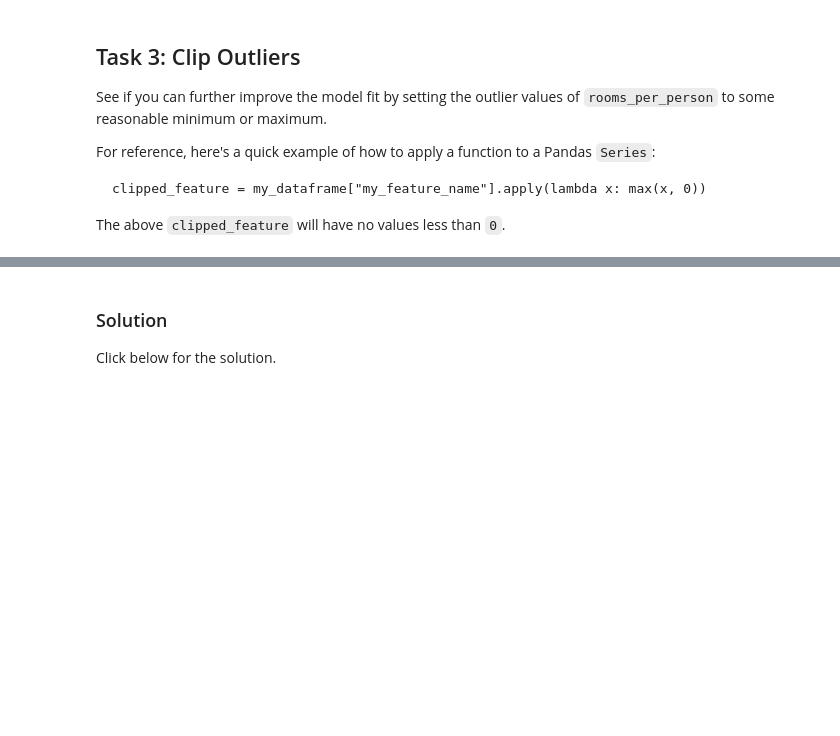
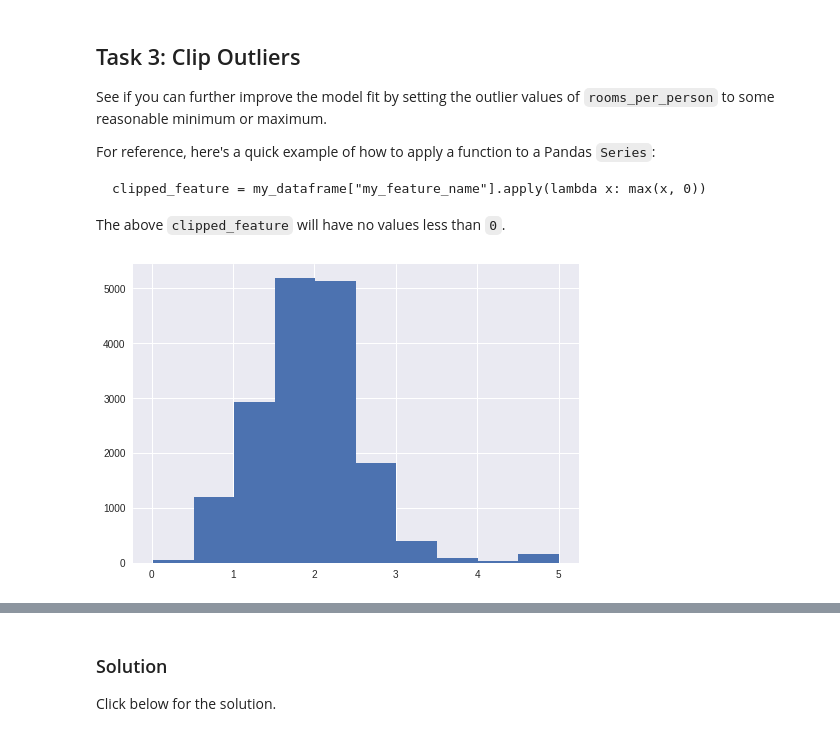
Before and after one commit to ArnabG99/Assignment-5, a Jupyter notebook: synthetic_features_and_outliers.ipynb, the cells around one changed output, grey strips where cells are left out. Cells and saved outputs as stored; diff of their text form; code cells hidden in the pictures; blank space fills up the shorter version.

```diff
--- a/synthetic_features_and_outliers.ipynb
+++ b/synthetic_features_and_outliers.ipynb
@@ -263,0 +337,8 @@ The above `clipped_feature` will have no values less than `0`.
+# %%
+# YOUR CODE HERE
+california_housing_dataframe["rooms_per_person"] = (
+    california_housing_dataframe["rooms_per_person"]).apply(lambda x: min(x, 5))
+
+_ = california_housing_dataframe["rooms_per_person"].hist()
+# %% [output]
+[figure, added]
```
Also changed, not shown: parts of 13 cells of this notebook.
